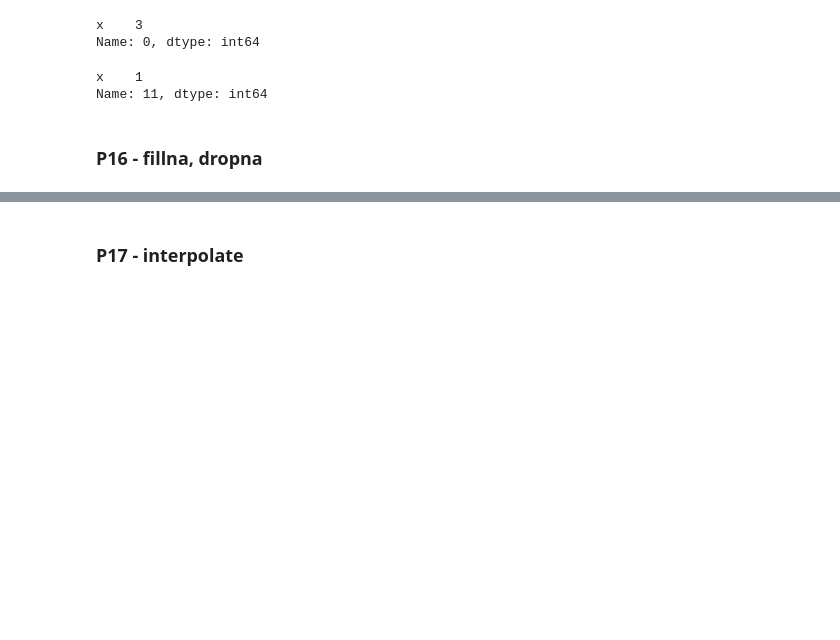
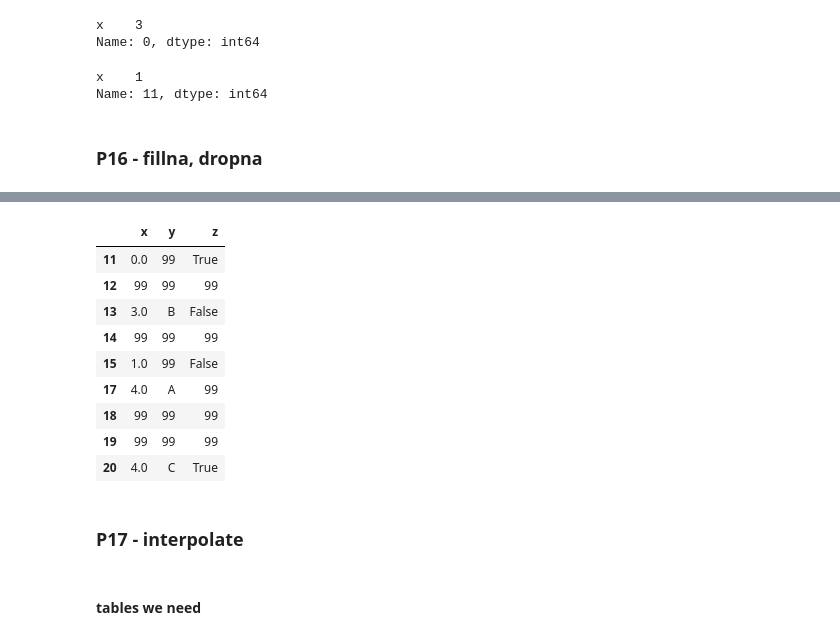
Before and after one commit to amin-torabi/learndataa, a Jupyter notebook: ds_beginner/pandas.ipynb, the cells around one changed output, grey strips where cells are left out. Saved outputs shown, nothing was run; the diff lists cells and outputs as text; code cells hidden in the pictures; blank space fills up the shorter version.

```diff
--- a/ds_beginner/pandas.ipynb
+++ b/ds_beginner/pandas.ipynb
@@ -1261,4 +1261,21 @@ df2.fillna(method='pad', limit=1)
 | 19 | NaN | NaN | NaN |
 | 20 | 4.0 | C | True |
+# %%
+# where
+
+df2.where(pd.notna(df2), "99", axis=0)
+# %% [output]
+|  | x | y | z |
+| 11 | 0.0 | 99 | True |
+| 12 | 99 | 99 | 99 |
+| 13 | 3.0 | B | False |
+| 14 | 99 | 99 | 99 |
+| 15 | 1.0 | 99 | False |
+| 17 | 4.0 | A | 99 |
+| 18 | 99 | 99 | 99 |
+| 19 | 99 | 99 | 99 |
+| 20 | 4.0 | C | True |
 # %% [markdown]
 ### P17 - interpolate
+# %% [markdown]
+#### tables we need
```
Also changed, not shown: parts of 16 cells of this notebook.
